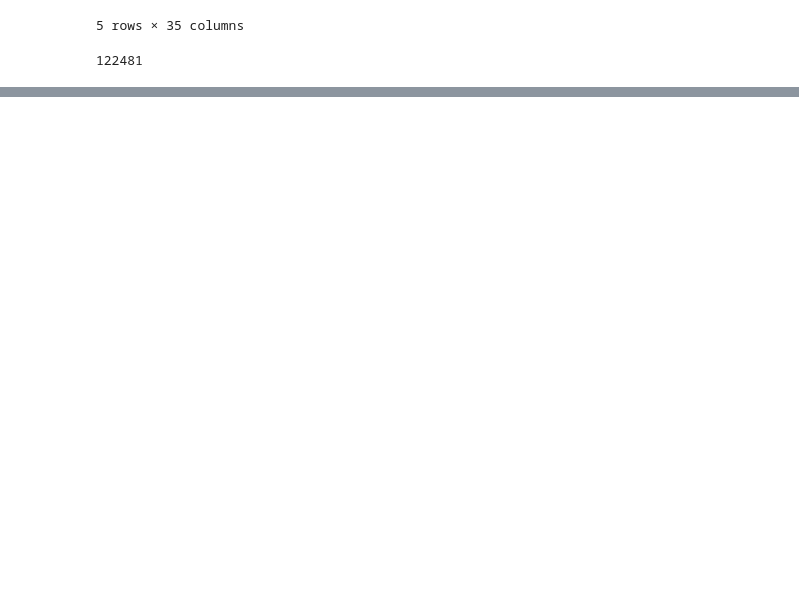
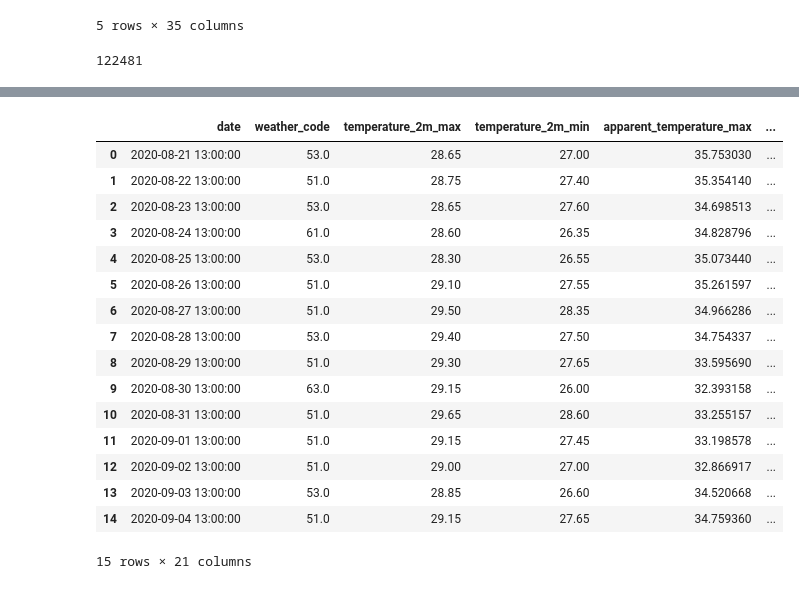
Before and after one commit to wdas03/climate-modelling, a Jupyter notebook: src/weather_data.ipynb, the cells around one changed output, grey strips where cells are left out. Saved outputs shown, nothing was run; the diff lists cells and outputs as text; code cells hidden in the pictures; blank space fills up the shorter version.

Commit message:
ML analaysis with weather data

```diff
--- a/src/weather_data.ipynb
+++ b/src/weather_data.ipynb
@@ -107,11 +33,0 @@ def enrich_row(row):
-# %%
-from tqdm import tqdm
-
-tqdm.pandas()
-
-# Apply the enrichment function to each row
-weather_df = df_filtered.progress_apply(enrich_row, axis=1)
-
-# Concatenate weather data to the original DataFrame
-df_filtered = pd.concat([df_filtered, weather_df], axis=1)
-df_filtered.head()
@@ -168,25 +33,0 @@ def get_weather(lat, lon, start_date):
-# %%
-def enrich_row(row):
-    start = row['ig_date'].split()[0]
-    # end = (row['ig_date'] + pd.Timedelta(days=int(row['event_dur']) - 1)).date().isoformat()
-
-    # Get DataFrame of weather
-    weather_df = get_weather(row['lat'], row['lon'], start)
-
-    if weather_df.get("data"):
-        print(f'getting info for {start}')
-        return pd.Series({
-            'tavg': weather_df['tavg'],
-            'prcp': weather_df['prcp'],
-            'wdir': weather_df['wdir'],
-            'wspd': weather_df['wspd'],
-            'wpgt': weather_df['wpgt'],
-            'pres': weather_df['pres'],
-            'tsun': weather_df['tsun']
-        })
-
-
-
-
-weather_df = df.apply(enrich_row, axis=1)
-df = pd.concat([df, weather_df], axis=1)
@@ -213,0 +238,20 @@ df.to_csv('fired_conus_with_weather.csv', index=False)
+# %%
+load_fire_weather(25)
+# %% [output]
+|  | date | weather_code | temperature_2m_max | temperature_2m_min | apparent_temperature_max | ... |
+| 0 | 2020-08-21 13:00:00 | 53.0 | 28.65 | 27.00 | 35.753030 | ... |
+| 1 | 2020-08-22 13:00:00 | 51.0 | 28.75 | 27.40 | 35.354140 | ... |
+| 2 | 2020-08-23 13:00:00 | 53.0 | 28.65 | 27.60 | 34.698513 | ... |
+| 3 | 2020-08-24 13:00:00 | 61.0 | 28.60 | 26.35 | 34.828796 | ... |
+| 4 | 2020-08-25 13:00:00 | 53.0 | 28.30 | 26.55 | 35.073440 | ... |
+| 5 | 2020-08-26 13:00:00 | 51.0 | 29.10 | 27.55 | 35.261597 | ... |
+| 6 | 2020-08-27 13:00:00 | 51.0 | 29.50 | 28.35 | 34.966286 | ... |
+| 7 | 2020-08-28 13:00:00 | 53.0 | 29.40 | 27.50 | 34.754337 | ... |
+| 8 | 2020-08-29 13:00:00 | 51.0 | 29.30 | 27.65 | 33.595690 | ... |
+| 9 | 2020-08-30 13:00:00 | 63.0 | 29.15 | 26.00 | 32.393158 | ... |
+| 10 | 2020-08-31 13:00:00 | 51.0 | 29.65 | 28.60 | 33.255157 | ... |
+| 11 | 2020-09-01 13:00:00 | 51.0 | 29.15 | 27.45 | 33.198578 | ... |
+| 12 | 2020-09-02 13:00:00 | 51.0 | 29.00 | 27.00 | 32.866917 | ... |
+| 13 | 2020-09-03 13:00:00 | 53.0 | 28.85 | 26.60 | 34.520668 | ... |
+| 14 | 2020-09-04 13:00:00 | 51.0 | 29.15 | 27.65 | 34.759360 | ... |
+15 rows × 21 columns
```
Also changed, not shown: parts of 22 cells of this notebook.
